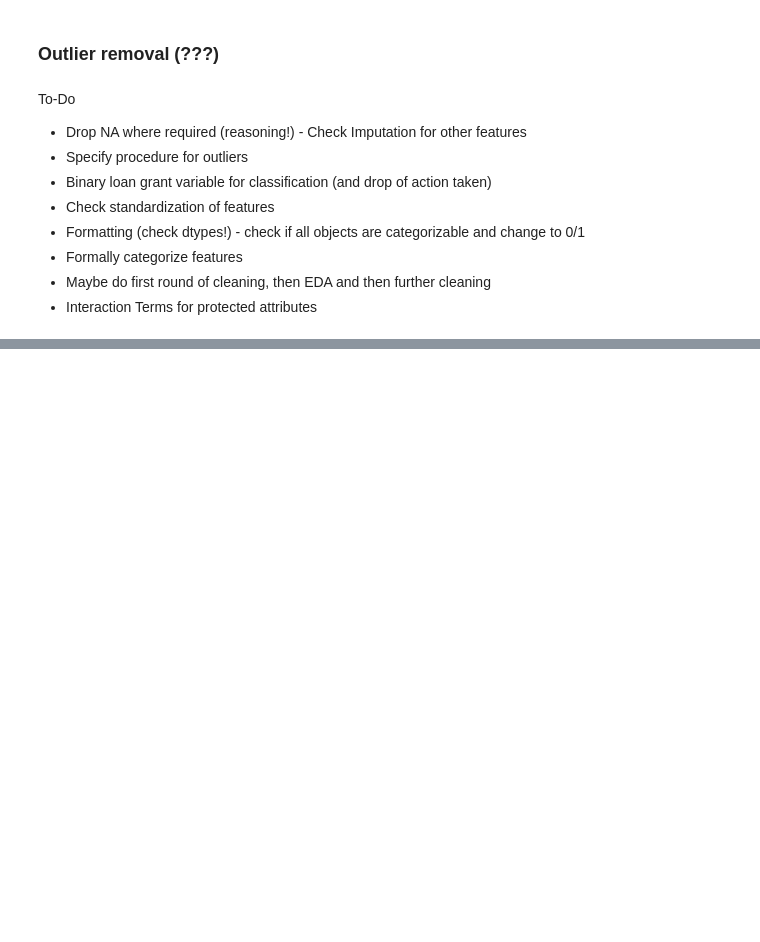
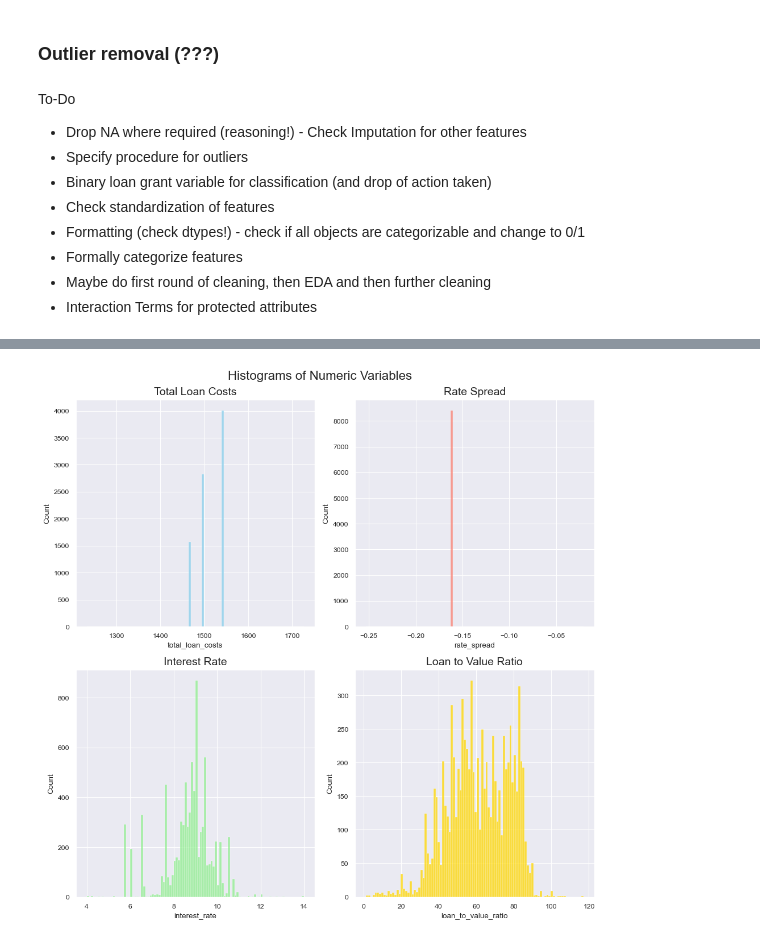
Before and after one commit to HaukeSchwarz/Thesis, a Jupyter notebook: notebooks/Main_Data_Analysis_Pipeline.ipynb, the cells around one changed output, grey strips where cells are left out. Drawn from its saved outputs; the diff is of its cells as text; code cells hidden in the pictures; blank space fills up the shorter version.

```diff
--- a/notebooks/Main_Data_Analysis_Pipeline.ipynb
+++ b/notebooks/Main_Data_Analysis_Pipeline.ipynb
@@ -456,0 +541,4 @@ Reasoning Imputations...
+# %%
+HMDA_clean["applicant_age"] = HMDA_clean["applicant_age"].replace({"<25": 0, "25-34": 1, "35-44": 2, "45-54": 3, "55-64": 4, "65-74": 5, ">74": 6})
+# HMDA_clean["applicant_age"] = HMDA_clean["applicant_age"].astype("category")
+HMDA_clean["conforming_loan_limit"] = HMDA_clean["conforming_loan_limit"].astype("float")
@@ -501,3 +598,8 @@ To-Do
 - Formally categorize features
 - Maybe do first round of cleaning, then EDA and then further cleaning
 - Interaction Terms for protected attributes
+# %%
+exempt_df = HMDA_clean[HMDA_clean.isin(["Exempt"]).any(axis=1)]
+exempt_indices = exempt_df.index
+# %%
+exempt_df.replace("Exempt", np.nan, inplace=True)
@@ -503,0 +627,6 @@ To-Do
+# %%
+from sklearn.impute import KNNImputer
+imputer = KNNImputer()
+imputed_values = imputer.fit_transform(exempt_df)
+imputed_df = pd.DataFrame(imputed_values, columns=exempt_df.columns, index=exempt_indices)
+HMDA_clean.loc[imputed_df.index, imputed_df.columns] = imputed_df
@@ -503,0 +672,20 @@ To-Do
+# %%
+fig, axs = plt.subplots(2, 2, figsize=(10, 10))
+fig.suptitle("Histograms of Numeric Variables", fontsize=16)
+
+sns.histplot(imputed_df["total_loan_costs"], bins=100, ax=axs[0, 0], color='skyblue')
+axs[0, 0].set_title("Total Loan Costs", fontsize=14)
+
+sns.histplot(imputed_df["rate_spread"], bins=100, ax=axs[0, 1], color='salmon')
+axs[0, 1].set_title("Rate Spread", fontsize=14)
+
+sns.histplot(imputed_df["interest_rate"], bins=100, ax=axs[1, 0], color='lightgreen')
+axs[1, 0].set_title("Interest Rate", fontsize=14)
+
+sns.histplot(imputed_df["loan_to_value_ratio"], bins=100, ax=axs[1, 1], color='gold')
+axs[1, 1].set_title("Loan to Value Ratio", fontsize=14)
+
+plt.tight_layout()
+plt.show()
+# %% [output]
+[figure, added]
```
Also changed, not shown: parts of 28 cells of this notebook.
